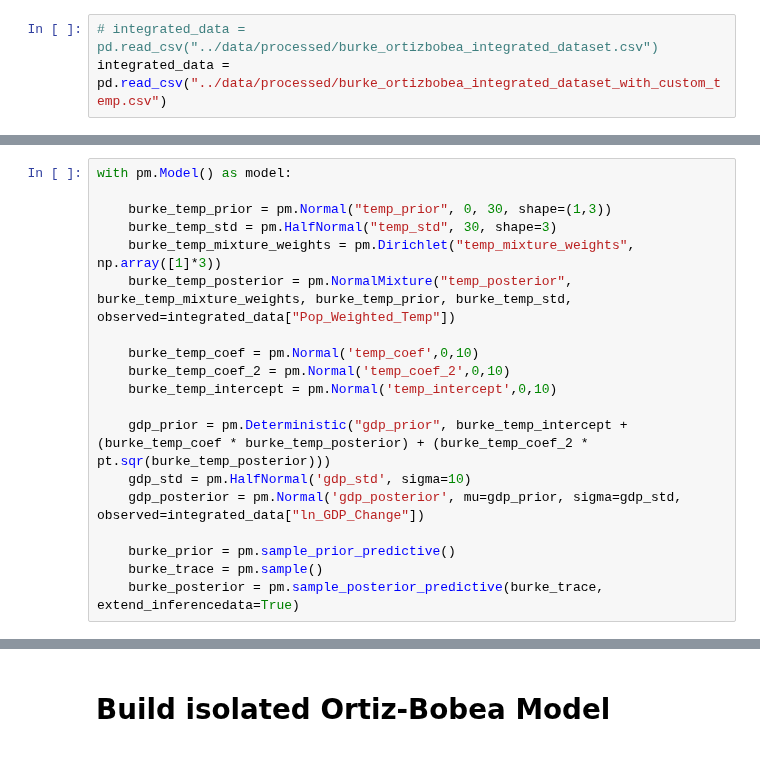
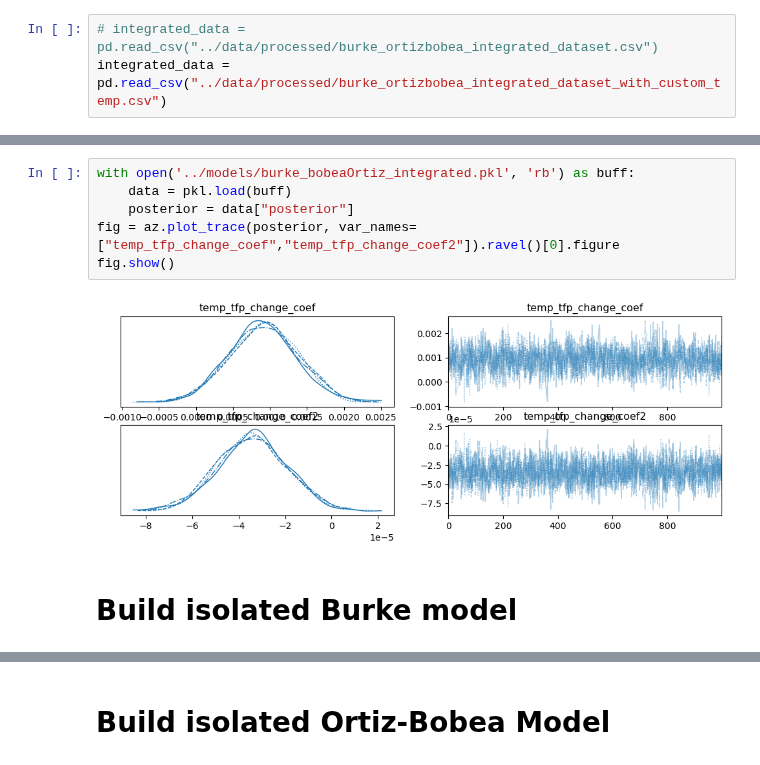
Before and after one commit to greenguy33/environmental-bayesian-modeling, a Jupyter notebook: notebooks/integrated_burke_ortizbobea_model.ipynb, the cells around one changed output, grey strips where cells are left out. Cells and saved outputs as stored; diff of their text form.

Commit message:
integrated model

```diff
--- a/notebooks/integrated_burke_ortizbobea_model.ipynb
+++ b/notebooks/integrated_burke_ortizbobea_model.ipynb
@@ -124,19 +17,0 @@ print(custom_pop_linreg.score(np.array(unweighted_custom_pop_temp).reshape(-1,1)
-# %%
-with pm.Model() as model:
-
-    burke_temp_prior = pm.Normal("temp_prior", 0, 30, shape=(1,3))
-    burke_temp_std = pm.HalfNormal("temp_std", 30, shape=3)
-    burke_temp_mixture_weights = pm.Dirichlet("temp_mixture_weights", np.array([1]*3))
-    burke_temp_posterior = pm.NormalMixture("temp_posterior", burke_temp_mixture_weights, burke_temp_prior, burke_temp_std, observed=integrated_data["Pop_Weighted_Temp"])
-
-    burke_temp_coef = pm.Normal('temp_coef',0,10)
-    burke_temp_coef_2 = pm.Normal('temp_coef_2',0,10)
-    burke_temp_intercept = pm.Normal('temp_intercept',0,10)
-
-    gdp_prior = pm.Deterministic("gdp_prior", burke_temp_intercept + (burke_temp_coef * burke_temp_posterior) + (burke_temp_coef_2 * pt.sqr(burke_temp_posterior)))
-    gdp_std = pm.HalfNormal('gdp_std', sigma=10)
-    gdp_posterior = pm.Normal('gdp_posterior', mu=gdp_prior, sigma=gdp_std, observed=integrated_data["ln_GDP_Change"])
-
-    burke_prior = pm.sample_prior_predictive()
-    burke_trace = pm.sample()
-    burke_posterior = pm.sample_posterior_predictive(burke_trace, extend_inferencedata=True)
@@ -153,0 +70,10 @@ NameError: name 'trace' is not defined
+# %%
+with open('../models/burke_bobeaOrtiz_integrated.pkl', 'rb') as buff:
+    data = pkl.load(buff)
+    posterior = data["posterior"]
+fig = az.plot_trace(posterior, var_names=["temp_tfp_change_coef","temp_tfp_change_coef2"]).ravel()[0].figure
+fig.show()
+# %% [output]
+[figure, added]
+# %% [markdown]
+# Build isolated Burke model
```
Also changed, not shown: parts of 17 cells of this notebook, 8 other files.
